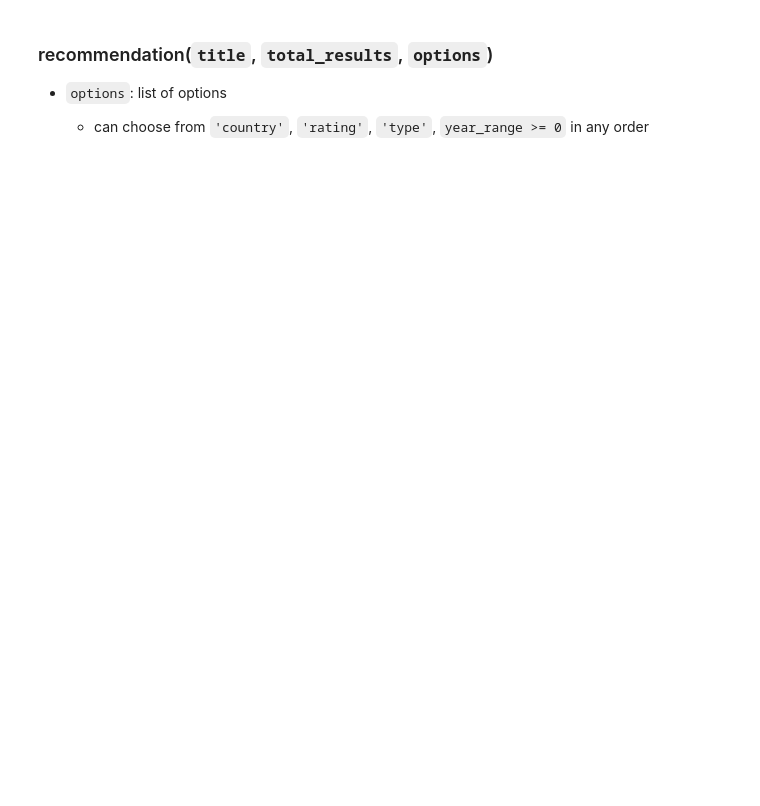
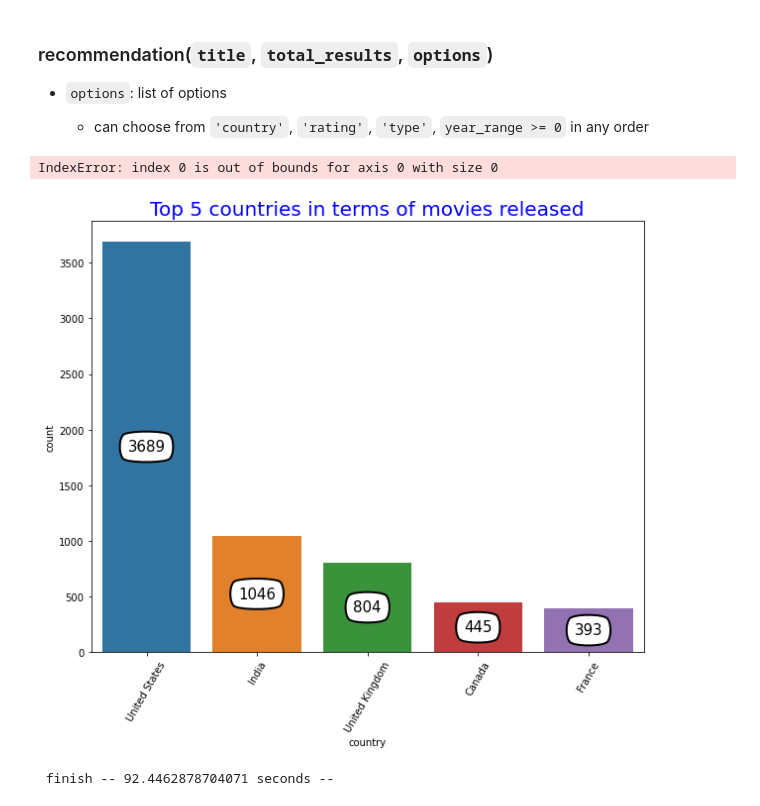
Before and after one commit to beks2002/PIC16A_Project, a Jupyter notebook: Netflix_Recommendation.ipynb, the cells around one changed output. Saved outputs shown, nothing was run; the diff lists cells and outputs as text; code cells hidden in the pictures; blank space fills up the shorter version.

```diff
--- a/Netflix_Recommendation.ipynb
+++ b/Netflix_Recommendation.ipynb
@@ -540,4 +565,6 @@ def recommendation2(titles, total_result=5):
     else:
         print('-')
 # %%
-recommendation2(['Stranger Things', "Squid Game", "Narcos", 'Breaking Bad', 'Chappie'], 10)
+recommendation2(['Stranger Things'"Squid Game", "Narcos", 'Breaking Bad', 'Chappie'], 10)
+# %% [output]
+IndexError: index 0 is out of bounds for axis 0 with size 0
@@ -545,0 +571,25 @@ class Rating:
+# %%
+import seaborn as sns
+img_fmt = "svg"
+
+title = 'Top 5 countries in terms of movies released'
+countries = {}
+for country in df.country.dropna():
+    for sub_country in str(country).split(', '):
+        if sub_country not in countries:
+            countries[sub_country] = 1
+        else: countries[sub_country] += 1
+df_countries = pd.DataFrame(list(countries.items()),columns = ['country','count']).sort_values(by = ['count'])
+_ = plt.subplots(figsize = (10,8))
+_ = plt.xticks(rotation = 60)
+_ = plt.title(title, color='blue', fontsize=20)
+plots = sns.barplot(data = df_countries.tail()[::-1],x= 'country', y='count')
+for bar in plots.patches:
+    _ = plots.annotate(format(bar.get_height(), '.0f'),
+                   (bar.get_x() + bar.get_width() / 2,
+                    bar.get_height() - (bar.get_height()-3.1)/2), ha='center', va='center',
+                   size=15, xytext=(0, 0),bbox=dict(boxstyle="round4,pad=0.6", fc="w", ec="black", lw=2),
+                   textcoords='offset points')
+_ = plt.savefig(title+'.'+img_fmt,format = img_fmt)
+# %% [output]
+[figure, added]
@@ -545,0 +614,35 @@ class Rating:
+# %%
+from sklearn.feature_extraction.text import CountVectorizer
+from sklearn.feature_extraction.text import TfidfVectorizer
+
+
+
+vector = TfidfVectorizer(max_df=1.0, min_df=1,strip_accents = 'ascii', stop_words='english',lowercase=True,use_idf=True,norm=u'l2',smooth_idf=True)
+tfidf = vector.fit_transform(df.all_features)
+
+G = nx.Graph(label="MOVIE")
+start_time = time.time()
+for i, rowi in df.iterrows():
+    G.add_node(rowi['title'],key=rowi['show_id'],label="MOVIE",mtype=rowi['type'],rating=rowi['rating'])
+    for element in rowi['actors']:
+        G.add_node(element,label="PERSON")
+        G.add_edge(rowi['title'], element, label="ACTED_IN")
+    for element in rowi['genres']:
+        G.add_node(element,label="GENRE")
+        G.add_edge(rowi['title'], element, label="GENRE_IN")
+    for element in rowi['directors']:
+        G.add_node(element,label="PERSON")
+        G.add_edge(rowi['title'], element, label="DIRECTED")
+    for element in rowi['countries']:
+        G.add_node(element,label="COU")
+        G.add_edge(rowi['title'], element, label="COU_IN")
+
+    indices = find_similar_movies(tfidf, i, top_n = 3)
+    snode="Sim("+rowi['title'][:15].strip()+")"
+    G.add_node(snode,label="SIMILAR")
+    G.add_edge(rowi['title'], snode, label="SIMILARITY")
+    for element in indices:
+        G.add_edge(snode, df['title'].loc[element], label="SIMILARITY")
+print(" finish -- {} seconds --".format(time.time() - start_time))
+# %% [output]
+ finish -- 92.4462878704071 seconds --
```
Also changed, not shown: parts of 18 cells of this notebook.
